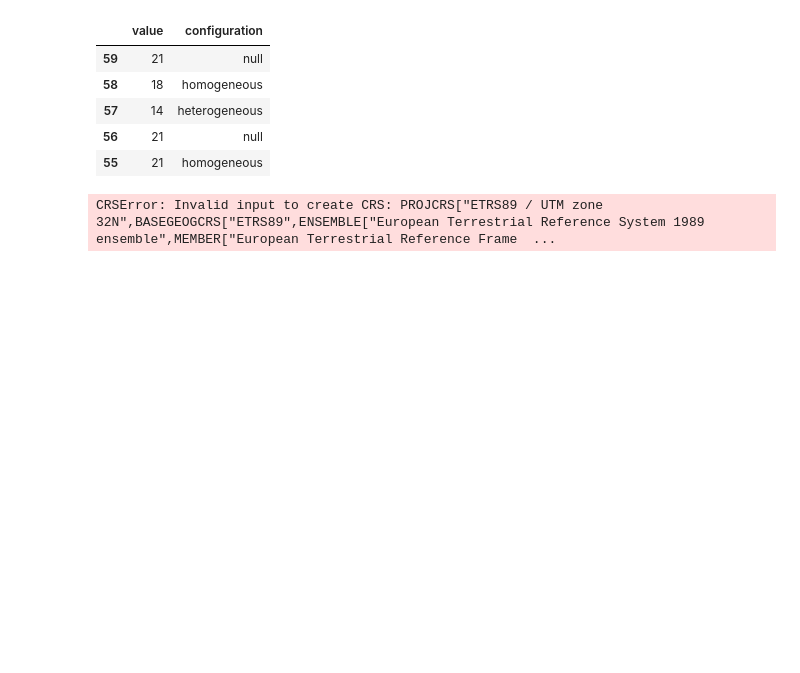
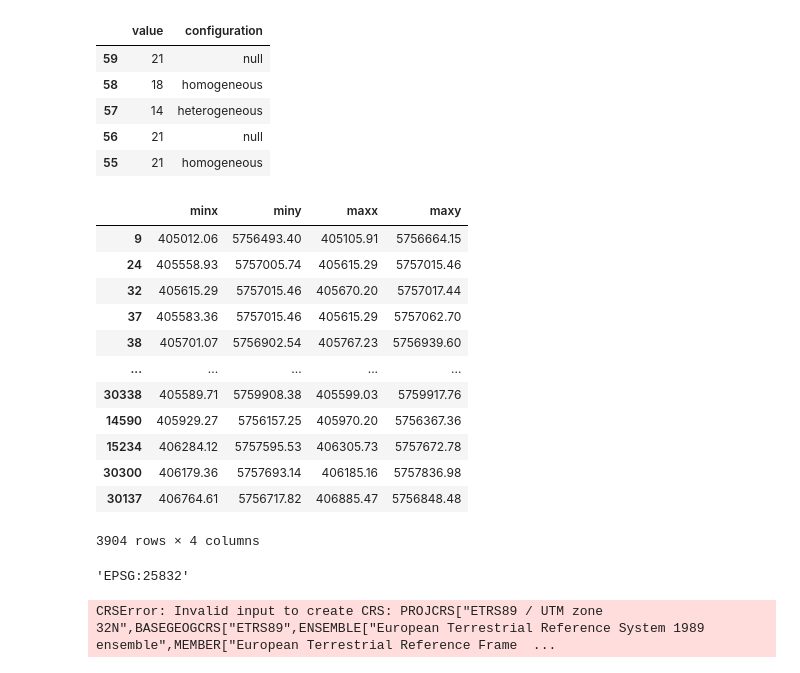
Before and after one commit to g-filomena/PedSimCity-Evaluation, a Jupyter notebook: 03-EmpiricalABM_Evaluation.ipynb, the cells around one changed output. Saved outputs shown, nothing was run; the diff lists cells and outputs as text; code cells hidden in the pictures; blank space fills up the shorter version.

```diff
--- a/03-EmpiricalABM_Evaluation.ipynb
+++ b/03-EmpiricalABM_Evaluation.ipynb
@@ -1,14 +1,17 @@
 # %%
-import warnings
-warnings.filterwarnings('ignore')
 import matplotlib as mpl, pandas as pd, numpy as np, geopandas as gpd, matplotlib.pyplot as plt, pingouin as pin
-import pysal as ps
+import pysal as ps, networkx as nx
 
 from math import sqrt
 import pylab
 import ast
-import networkx as nx
 
-pd.set_option('precision', 2)
+import warnings
+warnings.filterwarnings('ignore')
+
+pd.set_option("display.precision", 2)
 pd.options.display.float_format = '{:20.2f}'.format
 from matplotlib.colors import LinearSegmentedColormap
+
+import cityImage as ci
+import ABManalysis as af
@@ -186,3 +184,25 @@ for n, df_edge in enumerate(df_edges):
         else:
             color_homo = "Significant diff. (-)"
         edges.at[edge, 'homo_pvalue_cl'] = color_homo
+# %%
+edgestt = edges.set_crs(crs, allow_override=True).copy()
+# %%
+edgestt.bounds
+# %% [output]
+|  | minx | miny | maxx | maxy |
+| 9 | 405012.06 | 5756493.40 | 405105.91 | 5756664.15 |
+| 24 | 405558.93 | 5757005.74 | 405615.29 | 5757015.46 |
+| 32 | 405615.29 | 5757015.46 | 405670.20 | 5757017.44 |
+| 37 | 405583.36 | 5757015.46 | 405615.29 | 5757062.70 |
+| 38 | 405701.07 | 5756902.54 | 405767.23 | 5756939.60 |
+| ... | ... | ... | ... | ... |
+| 30338 | 405589.71 | 5759908.38 | 405599.03 | 5759917.76 |
+| 14590 | 405929.27 | 5756157.25 | 405970.20 | 5756367.36 |
+| 15234 | 406284.12 | 5757595.53 | 406305.73 | 5757672.78 |
+| 30300 | 406179.36 | 5757693.14 | 406185.16 | 5757836.98 |
+| 30137 | 406764.61 | 5756717.82 | 406885.47 | 5756848.48 |
+3904 rows × 4 columns
+# %%
+crs
+# %% [output]
+'EPSG:25832'
```
Also changed, not shown: parts of 5 cells of this notebook, 21 other files.
